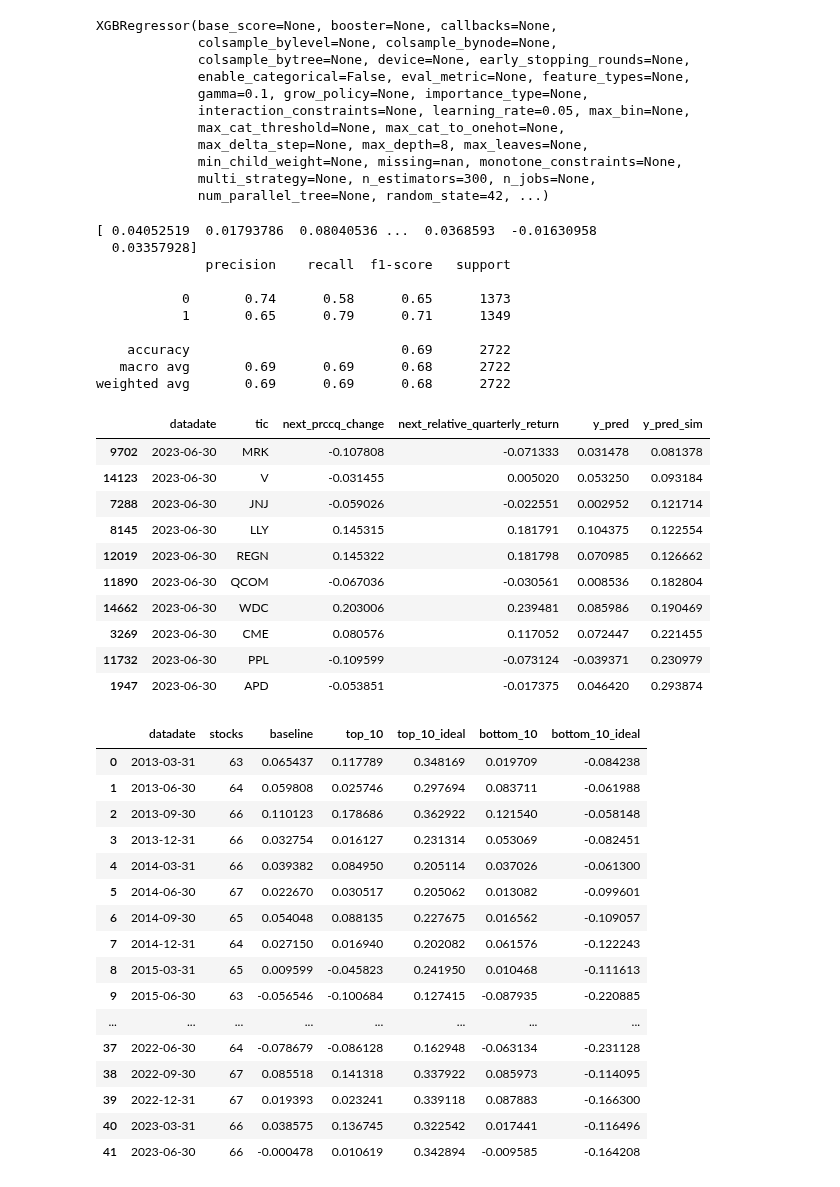
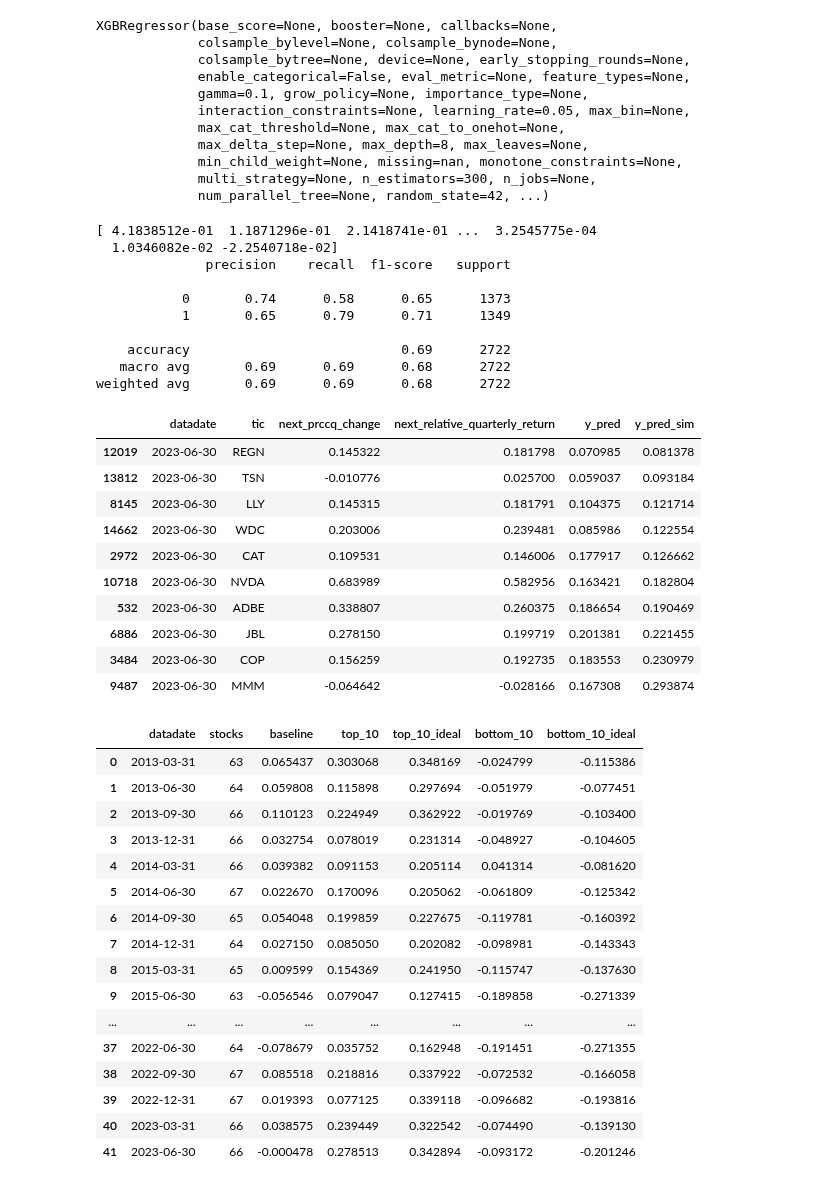
Before and after one commit to edocampione/4YP, a Jupyter notebook: models/global.ipynb, the cells around one changed output. Cells and saved outputs as stored; diff of their text form; code cells hidden in the pictures.

```diff
--- a/models/global.ipynb
+++ b/models/global.ipynb
@@ -146,6 +146,7 @@ train_df = df[(df['datadate'] >= train_start_date) & (df['datadate'] < valid_sta
 valid_df = df[(df['datadate'] >= valid_start_date) & (df['datadate'] < test_start_date)]
 test_df = df[(df['datadate'] >= test_start_date) & (df['datadate'] < end_date)]
 
-train_df.head()
+test_df = test_df.sort_values(by=['datadate', 'next_prccq_change'], ascending=[True, False])
+test_df.head(10)
 # %% [output]
 |  | gvkey | datadate | tic | actq | ancq | epsfxq | lctq | ltq | revtq | roa | ... | ... |
@@ -158,7 +163,0 @@ train_df.head()
-# %%
-# for ranking
-train_group = list(train_df['datadate'].value_counts().sort_index().tolist())
-valid_group = list(valid_df['datadate'].value_counts().sort_index().tolist())
-test_group = list(test_df['datadate'].value_counts().sort_index().tolist())
-
-print(train_group)
@@ -347,7 +344,7 @@ print(classification_report(y_train_binary, y_train_pred_binary))
 weighted avg       0.73      0.73      0.73      7396
 # %%
 results['y_pred'] = y_test_pred
-results = results.sort_values(by=['datadate', 'next_relative_quarterly_return'], ascending=[True, False])
+results = results.sort_values(by=['datadate', 'next_prccq_change'], ascending=[True, False])
 
 results.head(10)
 # %% [output]
@@ -544,8 +547,8 @@ print(y_test_pred)
 
 print(classification_report(y_test_binary, y_test_pred_binary))
 # %% [output]
-[ 0.04052519  0.01793786  0.08040536 ...  0.0368593  -0.01630958
-  0.03357928]
+[ 4.1838512e-01  1.1871296e-01  2.1418741e-01 ...  3.2545775e-04
+  1.0346082e-02 -2.2540718e-02]
               precision    recall  f1-score   support
 
            0       0.74      0.58      0.65      1373
@@ -561,64 +564,64 @@ results = results.sort_values(by=['datadate', 'y_pred_sim'])
 results.tail(10)
 # %% [output]
 |  | datadate | tic | next_prccq_change | next_relative_quarterly_return | y_pred | y_pred_sim |
-| 9702 | 2023-06-30 | MRK | -0.107808 | -0.071333 | 0.031478 | 0.081378 |
-| 14123 | 2023-06-30 | V | -0.031455 | 0.005020 | 0.053250 | 0.093184 |
-| 7288 | 2023-06-30 | JNJ | -0.059026 | -0.022551 | 0.002952 | 0.121714 |
-| 8145 | 2023-06-30 | LLY | 0.145315 | 0.181791 | 0.104375 | 0.122554 |
-| 12019 | 2023-06-30 | REGN | 0.145322 | 0.181798 | 0.070985 | 0.126662 |
-| 11890 | 2023-06-30 | QCOM | -0.067036 | -0.030561 | 0.008536 | 0.182804 |
-| 14662 | 2023-06-30 | WDC | 0.203006 | 0.239481 | 0.085986 | 0.190469 |
-| 3269 | 2023-06-30 | CME | 0.080576 | 0.117052 | 0.072447 | 0.221455 |
-| 11732 | 2023-06-30 | PPL | -0.109599 | -0.073124 | -0.039371 | 0.230979 |
-| 1947 | 2023-06-30 | APD | -0.053851 | -0.017375 | 0.046420 | 0.293874 |
+| 12019 | 2023-06-30 | REGN | 0.145322 | 0.181798 | 0.070985 | 0.081378 |
+| 13812 | 2023-06-30 | TSN | -0.010776 | 0.025700 | 0.059037 | 0.093184 |
+| 8145 | 2023-06-30 | LLY | 0.145315 | 0.181791 | 0.104375 | 0.121714 |
+| 14662 | 2023-06-30 | WDC | 0.203006 | 0.239481 | 0.085986 | 0.122554 |
+| 2972 | 2023-06-30 | CAT | 0.109531 | 0.146006 | 0.177917 | 0.126662 |
+| 10718 | 2023-06-30 | NVDA | 0.683989 | 0.582956 | 0.163421 | 0.182804 |
+| 532 | 2023-06-30 | ADBE | 0.338807 | 0.260375 | 0.186654 | 0.190469 |
+| 6886 | 2023-06-30 | JBL | 0.278150 | 0.199719 | 0.201381 | 0.221455 |
+| 3484 | 2023-06-30 | COP | 0.156259 | 0.192735 | 0.183553 | 0.230979 |
+| 9487 | 2023-06-30 | MMM | -0.064642 | -0.028166 | 0.167308 | 0.293874 |
 # %%
 # Group by 'datadate' and calculate the count of rows and the mean of 'next_prccq_change'
 df_avg = results.groupby('datadate').agg(
     stocks=('next_prccq_change', 'size'),
     baseline=('next_prccq_change', 'mean')
 ).reset_index()
 
 
 # Add a 'top_10' column that contains the average of the top 10 highest 'y_pred' for each quarter
 df_avg['top_10'] = results.groupby('datadate').apply(
     lambda x: x.nlargest(5, 'y_pred_sim')['next_prccq_change'].mean()
 ).reset_index(level=0, drop=True)
 
 
 df_avg['top_10_ideal'] = results.groupby('datadate').apply(
     lambda x: x.nlargest(5, 'next_prccq_change')['next_prccq_change'].mean()
 ).reset_index(level=0, drop=True)
 
 
 df_avg['bottom_10'] = results.groupby('datadate').apply(
-    lambda x: x.nsmallest(10, 'y_pred_sim')['next_prccq_change'].mean()
+    lambda x: x.nsmallest(5, 'y_pred_sim')['next_prccq_change'].mean()
 ).reset_index(level=0, drop=True)
 
 
 df_avg['bottom_10_ideal'] = results.groupby('datadate').apply(
-    lambda x: x.nsmallest(10, 'next_prccq_change')['next_prccq_change'].mean()
+    lambda x: x.nsmallest(5, 'next_prccq_change')['next_prccq_change'].mean()
 ).reset_index(level=0, drop=True)
 
 # Show the first few rows of the new dataframe
 df_avg.head(100)
 # %% [output]
 |  | datadate | stocks | baseline | top_10 | top_10_ideal | bottom_10 | bottom_10_ideal |
-| 0 | 2013-03-31 | 63 | 0.065437 | 0.117789 | 0.348169 | 0.019709 | -0.084238 |
-| 1 | 2013-06-30 | 64 | 0.059808 | 0.025746 | 0.297694 | 0.083711 | -0.061988 |
-| 2 | 2013-09-30 | 66 | 0.110123 | 0.178686 | 0.362922 | 0.121540 | -0.058148 |
-| 3 | 2013-12-31 | 66 | 0.032754 | 0.016127 | 0.231314 | 0.053069 | -0.082451 |
-| 4 | 2014-03-31 | 66 | 0.039382 | 0.084950 | 0.205114 | 0.037026 | -0.061300 |
-| 5 | 2014-06-30 | 67 | 0.022670 | 0.030517 | 0.205062 | 0.013082 | -0.099601 |
-| 6 | 2014-09-30 | 65 | 0.054048 | 0.088135 | 0.227675 | 0.016562 | -0.109057 |
-| 7 | 2014-12-31 | 64 | 0.027150 | 0.016940 | 0.202082 | 0.061576 | -0.122243 |
-| 8 | 2015-03-31 | 65 | 0.009599 | -0.045823 | 0.241950 | 0.010468 | -0.111613 |
-| 9 | 2015-06-30 | 63 | -0.056546 | -0.100684 | 0.127415 | -0.087935 | -0.220885 |
+| 0 | 2013-03-31 | 63 | 0.065437 | 0.303068 | 0.348169 | -0.024799 | -0.115386 |
+| 1 | 2013-06-30 | 64 | 0.059808 | 0.115898 | 0.297694 | -0.051979 | -0.077451 |
+| 2 | 2013-09-30 | 66 | 0.110123 | 0.224949 | 0.362922 | -0.019769 | -0.103400 |
+| 3 | 2013-12-31 | 66 | 0.032754 | 0.078019 | 0.231314 | -0.048927 | -0.104605 |
+| 4 | 2014-03-31 | 66 | 0.039382 | 0.091153 | 0.205114 | 0.041314 | -0.081620 |
+| 5 | 2014-06-30 | 67 | 0.022670 | 0.170096 | 0.205062 | -0.061809 | -0.125342 |
+| 6 | 2014-09-30 | 65 | 0.054048 | 0.199859 | 0.227675 | -0.119781 | -0.160392 |
+| 7 | 2014-12-31 | 64 | 0.027150 | 0.085050 | 0.202082 | -0.098981 | -0.143343 |
+| 8 | 2015-03-31 | 65 | 0.009599 | 0.154369 | 0.241950 | -0.115747 | -0.137630 |
+| 9 | 2015-06-30 | 63 | -0.056546 | 0.079047 | 0.127415 | -0.189858 | -0.271339 |
 | ... | ... | ... | ... | ... | ... | ... | ... |
-| 37 | 2022-06-30 | 64 | -0.078679 | -0.086128 | 0.162948 | -0.063134 | -0.231128 |
-| 38 | 2022-09-30 | 67 | 0.085518 | 0.141318 | 0.337922 | 0.085973 | -0.114095 |
-| 39 | 2022-12-31 | 67 | 0.019393 | 0.023241 | 0.339118 | 0.087883 | -0.166300 |
-| 40 | 2023-03-31 | 66 | 0.038575 | 0.136745 | 0.322542 | 0.017441 | -0.116496 |
-| 41 | 2023-06-30 | 66 | -0.000478 | 0.010619 | 0.342894 | -0.009585 | -0.164208 |
+| 37 | 2022-06-30 | 64 | -0.078679 | 0.035752 | 0.162948 | -0.191451 | -0.271355 |
+| 38 | 2022-09-30 | 67 | 0.085518 | 0.218816 | 0.337922 | -0.072532 | -0.166058 |
+| 39 | 2022-12-31 | 67 | 0.019393 | 0.077125 | 0.339118 | -0.096682 | -0.193816 |
+| 40 | 2023-03-31 | 66 | 0.038575 | 0.239449 | 0.322542 | -0.074490 | -0.139130 |
+| 41 | 2023-06-30 | 66 | -0.000478 | 0.278513 | 0.342894 | -0.093172 | -0.201246 |
 # %%
 for portfolio in ['baseline', 'top_10']:
 
```
Also changed, not shown: parts of 7 cells of this notebook, 1 other file.
